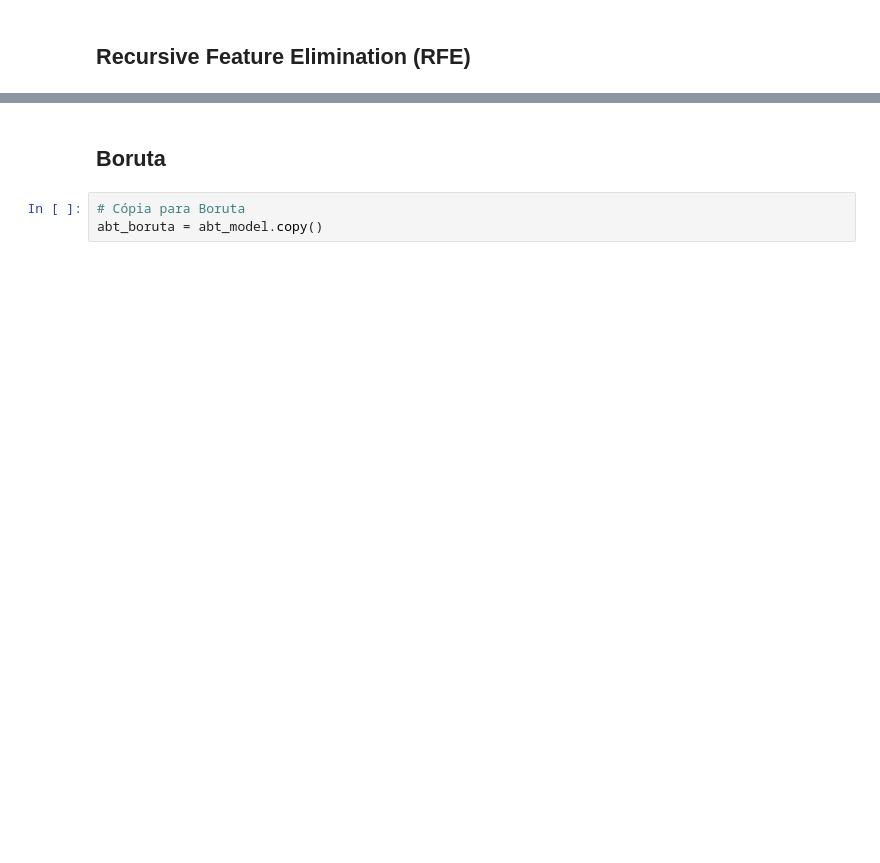
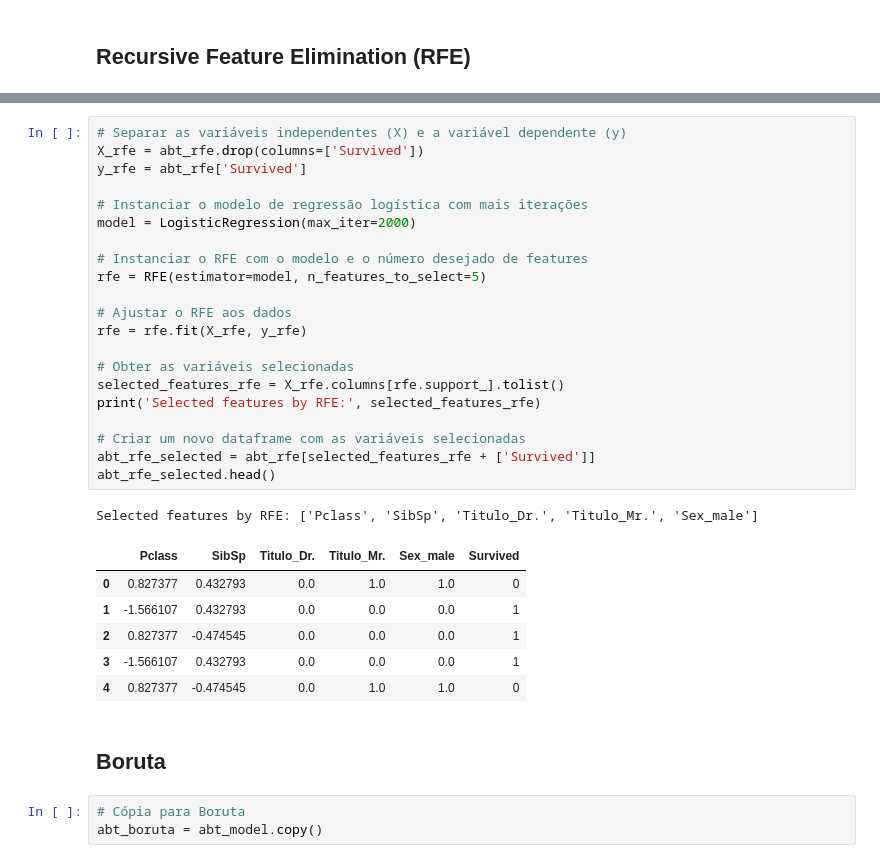
Before and after one commit to DKawaguch/Feature_Selection_Problems, a Jupyter notebook: Titanic/FS_Titanic.ipynb, the cells around one changed output, grey strips where cells are left out. Cells and saved outputs as stored; diff of their text form; blank space fills up the shorter version.

```diff
--- a/Titanic/FS_Titanic.ipynb
+++ b/Titanic/FS_Titanic.ipynb
@@ -324,3 +326,32 @@ abt_rfe = abt_model.copy()
+# %%
+# Separar as variáveis independentes (X) e a variável dependente (y)
+X_rfe = abt_rfe.drop(columns=['Survived'])
+y_rfe = abt_rfe['Survived']
+
+# Instanciar o modelo de regressão logística com mais iterações
+model = LogisticRegression(max_iter=2000)
+
+# Instanciar o RFE com o modelo e o número desejado de features
+rfe = RFE(estimator=model, n_features_to_select=5)
+
+# Ajustar o RFE aos dados
+rfe = rfe.fit(X_rfe, y_rfe)
+
+# Obter as variáveis selecionadas
+selected_features_rfe = X_rfe.columns[rfe.support_].tolist()
+print('Selected features by RFE:', selected_features_rfe)
+
+# Criar um novo dataframe com as variáveis selecionadas
+abt_rfe_selected = abt_rfe[selected_features_rfe + ['Survived']]
+abt_rfe_selected.head()
+# %% [output]
+Selected features by RFE: ['Pclass', 'SibSp', 'Titulo_Dr.', 'Titulo_Mr.', 'Sex_male']
+|  | Pclass | SibSp | Titulo_Dr. | Titulo_Mr. | Sex_male | Survived |
+| 0 | 0.827377 | 0.432793 | 0.0 | 1.0 | 1.0 | 0 |
+| 1 | -1.566107 | 0.432793 | 0.0 | 0.0 | 0.0 | 1 |
+| 2 | 0.827377 | -0.474545 | 0.0 | 0.0 | 0.0 | 1 |
+| 3 | -1.566107 | 0.432793 | 0.0 | 0.0 | 0.0 | 1 |
+| 4 | 0.827377 | -0.474545 | 0.0 | 1.0 | 1.0 | 0 |
 # %% [markdown]
 ## Boruta
 # %%
```
Also changed, not shown: parts of 13 cells of this notebook.
